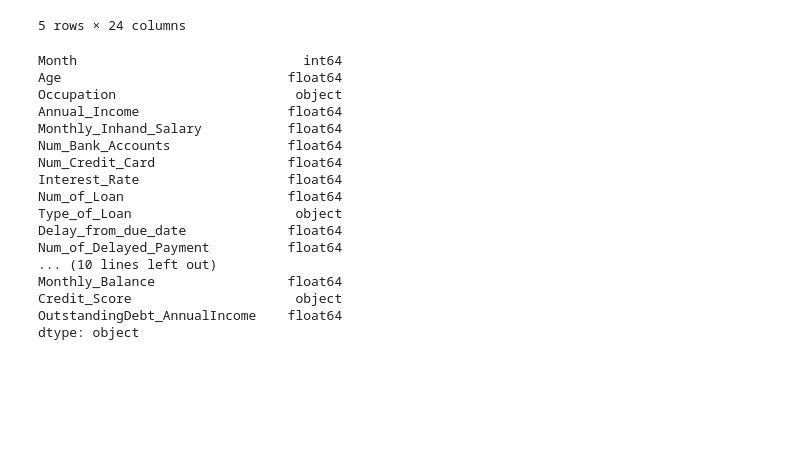
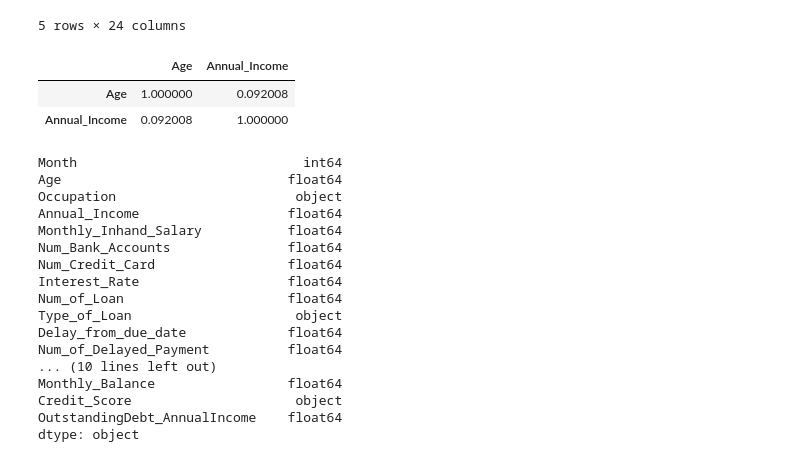
Before and after one commit to NKKhosa/group_14_project, a Jupyter notebook: MachineLearning.ipynb, the cells around one changed output. Saved outputs shown, nothing was run; the diff lists cells and outputs as text; code cells hidden in the pictures; blank space fills up the shorter version.

```diff
--- a/MachineLearning.ipynb
+++ b/MachineLearning.ipynb
@@ -39,6 +35,13 @@ credit_df.head()
 | 4 | 5 | 23.0 | Scientist | 19114.12 | 1824.843333 | 3.0 | 4.0 | ... |
 | 5 | 6 | 23.0 | Scientist | 19114.12 | 1824.843333 | 3.0 | 4.0 | ... |
 5 rows × 24 columns
+# %%
+# check correlations
+credit_df[['Age','Annual_Income']].corr()
+# %% [output]
+|  | Age | Annual_Income |
+| Age | 1.000000 | 0.092008 |
+| Annual_Income | 0.092008 | 1.000000 |
 # %%
 # Create a new feature by dividing the Outstanding_Debt column by the Annual_Income column
 credit_df['OutstandingDebt_AnnualIncome'] = credit_df['Outstanding_Debt']/credit_df['Annual_Income']
```
Also changed, not shown: parts of 22 cells of this notebook.
